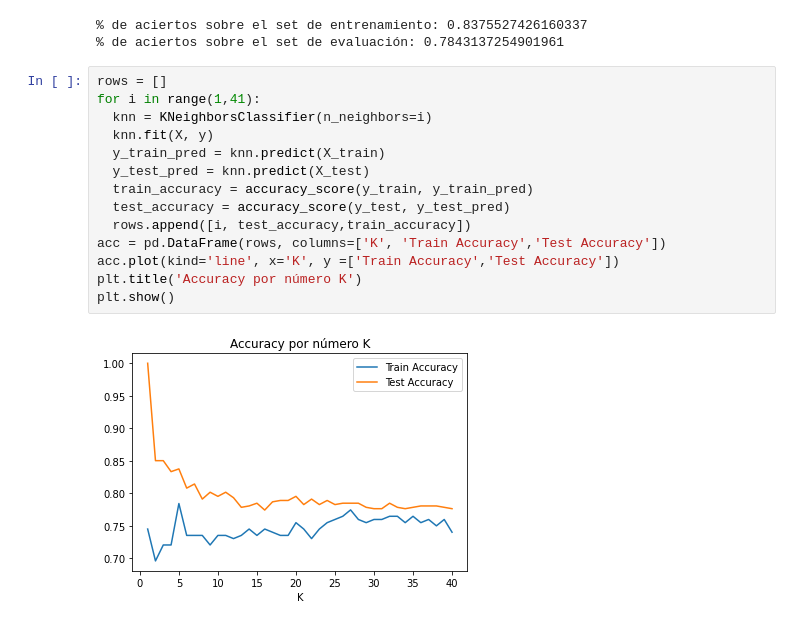
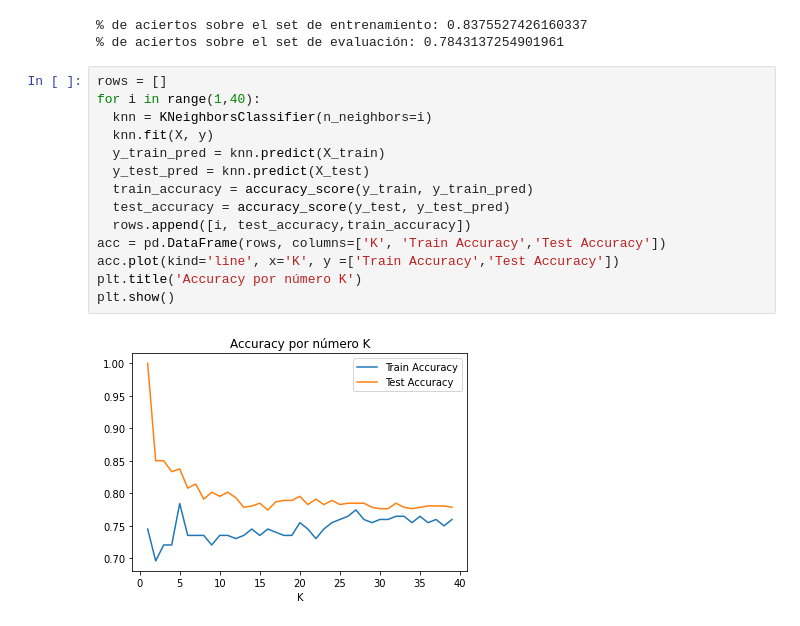
Before and after one commit to cporras/lol-esports, a Jupyter notebook: Notebooks/Algoritmos_clasificacion_2_KNN.ipynb, the cells around one changed output. Drawn from its saved outputs; the diff is of its cells as text.

```diff
--- a/Notebooks/Algoritmos_clasificacion_2_KNN.ipynb
+++ b/Notebooks/Algoritmos_clasificacion_2_KNN.ipynb
@@ -86,17 +89,17 @@ print('% de aciertos sobre el set de evaluación:',test_accuracy)
 % de aciertos sobre el set de evaluación: 0.7843137254901961
 # %%
 rows = []
-for i in range(1,41):
+for i in range(1,40):
   knn = KNeighborsClassifier(n_neighbors=i)
   knn.fit(X, y)
   y_train_pred = knn.predict(X_train)
   y_test_pred = knn.predict(X_test)
   train_accuracy = accuracy_score(y_train, y_train_pred)
   test_accuracy = accuracy_score(y_test, y_test_pred)
   rows.append([i, test_accuracy,train_accuracy])
 acc = pd.DataFrame(rows, columns=['K', 'Train Accuracy','Test Accuracy'])
 acc.plot(kind='line', x='K', y =['Train Accuracy','Test Accuracy'])
 plt.title('Accuracy por número K')
 plt.show()
 # %% [output]
-[figure, old version]
+[figure, new version]
```
Also changed, not shown: parts of 10 cells of this notebook.
